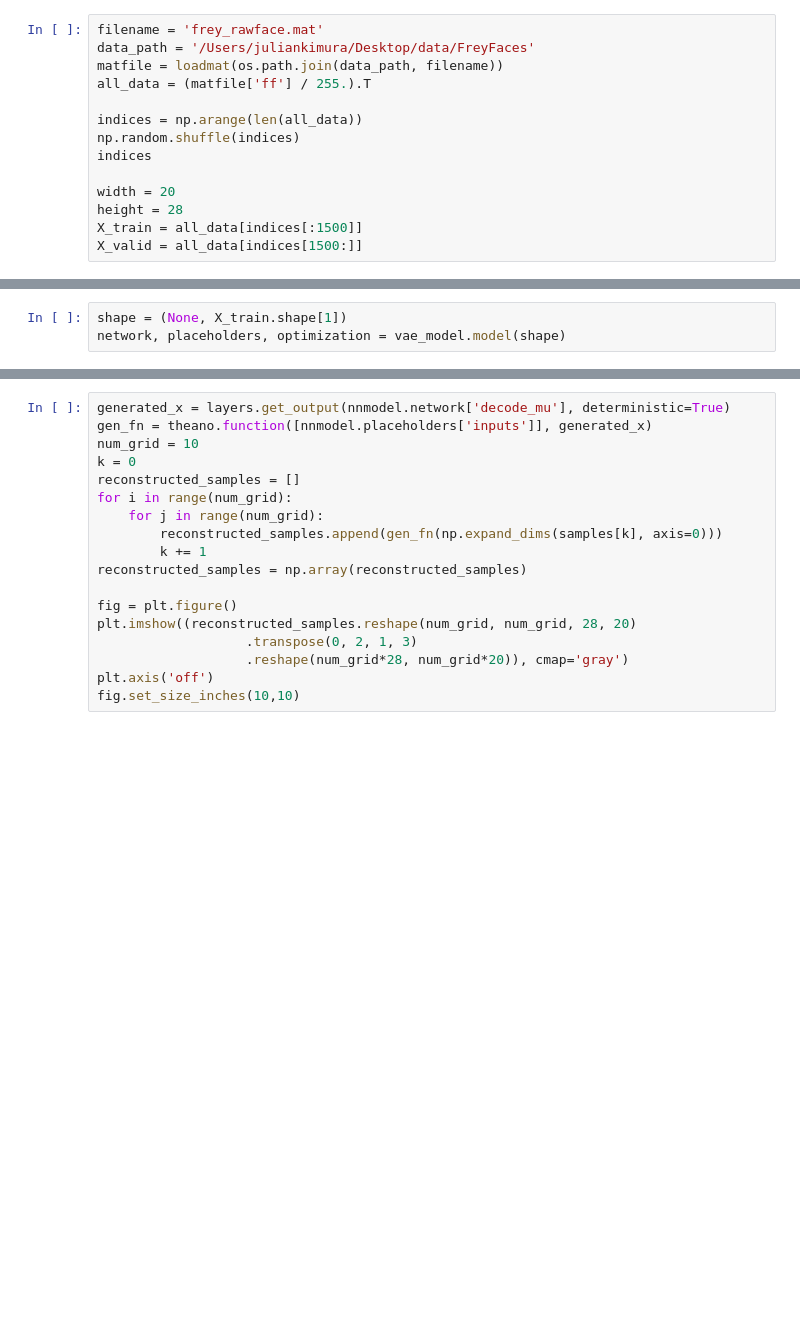
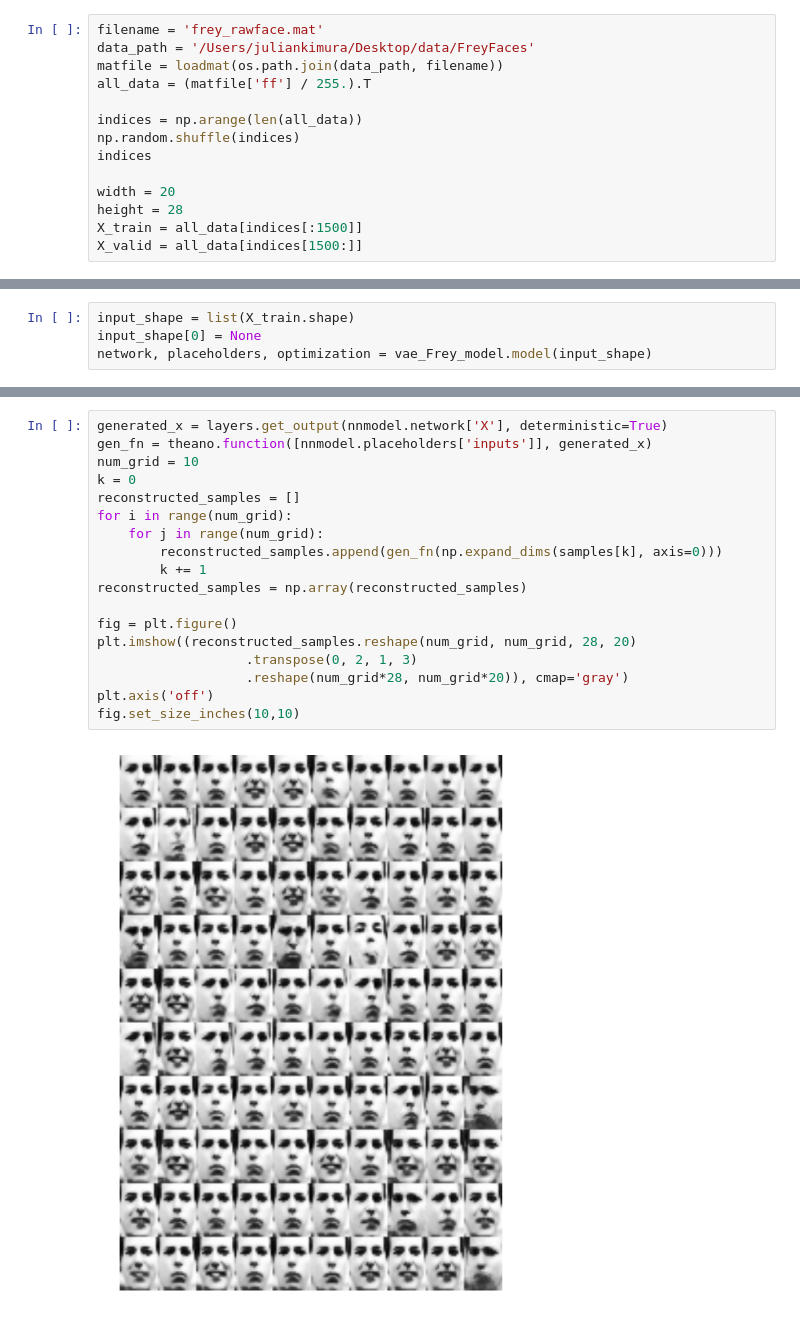
Before and after one commit to p-koo/theanomics, a Jupyter notebook: examples/VAE_FreyFaces.ipynb, the cells around one changed output, grey strips where cells are left out. Drawn from its saved outputs; the diff is of its cells as text; blank space fills up the shorter version.

```diff
--- a/examples/VAE_FreyFaces.ipynb
+++ b/examples/VAE_FreyFaces.ipynb
@@ -38,6 +39,7 @@ plt.imshow(X_train[10].reshape([height,width]),cmap='gray')
 # %%
-shape = (None, X_train.shape[1])
-network, placeholders, optimization = vae_model.model(shape)
+input_shape = list(X_train.shape)
+input_shape[0] = None
+network, placeholders, optimization = vae_Frey_model.model(input_shape)
 # %%
 # build neural network class
 nnmodel = nn.NeuralNet(network, placeholders)
@@ -65,20 +106,22 @@ fig.set_size_inches(10,10)
 # %%
-generated_x = layers.get_output(nnmodel.network['decode_mu'], deterministic=True)
+generated_x = layers.get_output(nnmodel.network['X'], deterministic=True)
 gen_fn = theano.function([nnmodel.placeholders['inputs']], generated_x)
 num_grid = 10
 k = 0
 reconstructed_samples = []
 for i in range(num_grid):
     for j in range(num_grid):
         reconstructed_samples.append(gen_fn(np.expand_dims(samples[k], axis=0)))
         k += 1
 reconstructed_samples = np.array(reconstructed_samples)
 
 fig = plt.figure()
 plt.imshow((reconstructed_samples.reshape(num_grid, num_grid, 28, 20)
                    .transpose(0, 2, 1, 3)
                    .reshape(num_grid*28, num_grid*20)), cmap='gray')
 plt.axis('off')
 fig.set_size_inches(10,10)
+# %% [output]
+[figure, added]
 # %%
 z_var = T.vector()
```
Also changed, not shown: parts of 6 cells of this notebook, 13 other files.
